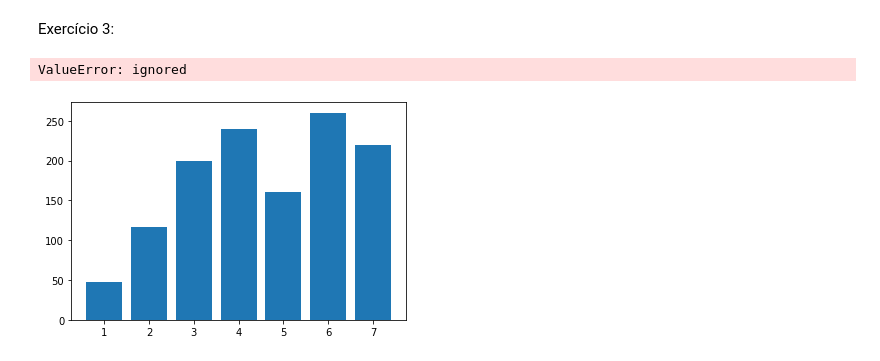
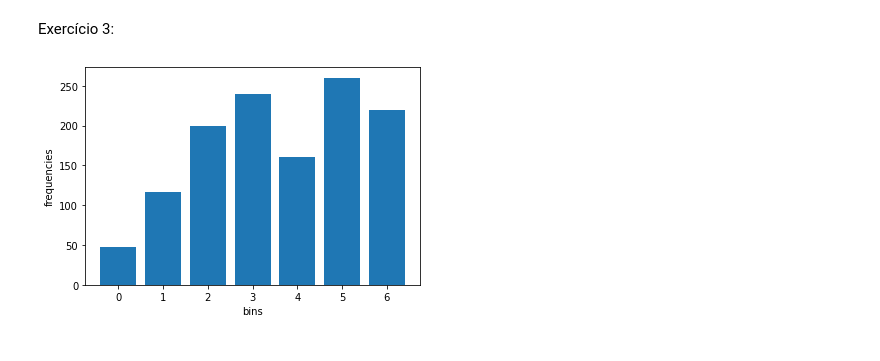
Before and after one commit to eduvaladao/aulas_python_UERJ, a Jupyter notebook: aula6_condicionais.ipynb, the cells around one changed output. Drawn from its saved outputs; the diff is of its cells as text; code cells hidden in the pictures.

```diff
--- a/aula6_condicionais.ipynb
+++ b/aula6_condicionais.ipynb
@@ -309,22 +321,15 @@ TypeError: You must use a list as an argument.
 # %% [markdown]
 Exercício 3:
-# %%
-import matplotlib.pyplot as plt
-import numpy as np
-
-x = np.array([np.full((1, 48), 1),np.full((1, 117), 2),np.full((1, 200), 3),np.full((1, 240), 4),np.full((1, 160), 5),np.full((1, 260), 6),np.full((1, 220), 7)])
-
-
-plt.hist(x, bins = 7)  # density=False would make counts
-plt.ylabel('Frequency')
-plt.xlabel('Bin')
-
-plt.show()
-# %% [output]
-ValueError: ignored
 # %%
 import matplotlib.pyplot as plt
-plt.bar([1, 2, 3, 4, 5, 6, 7], [48,117,200,240,160,260,220])
+
+frequencies = [48,117,200,240,160,260,220]
+n_bins = range(7)
+
+plt.bar(n_bins, frequencies)
+plt.xlabel('bins')
+plt.ylabel('frequencies')
+
 plt.show()
 # %% [output]
-[figure, old version]
+[figure, new version]
```
Also changed, not shown: parts of 3 cells of this notebook.
